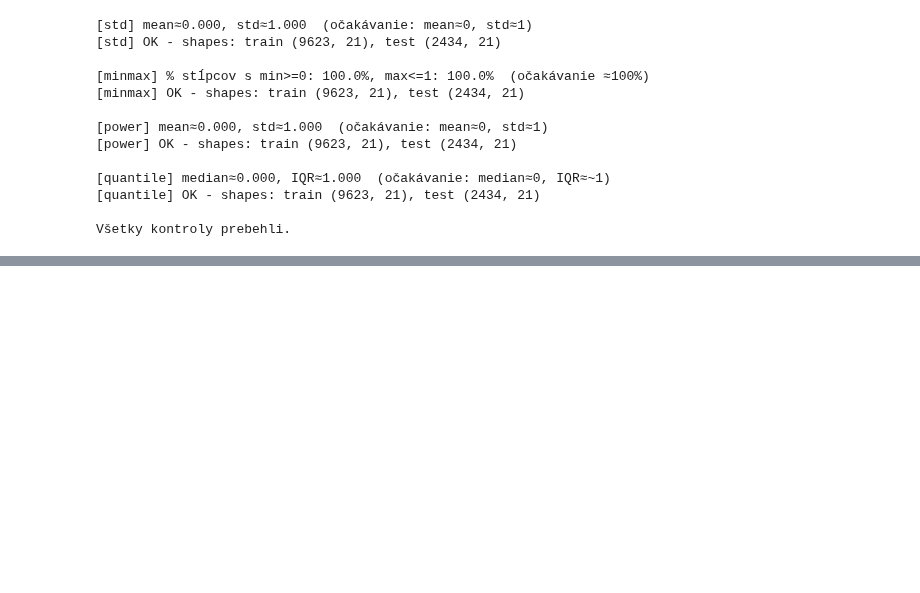
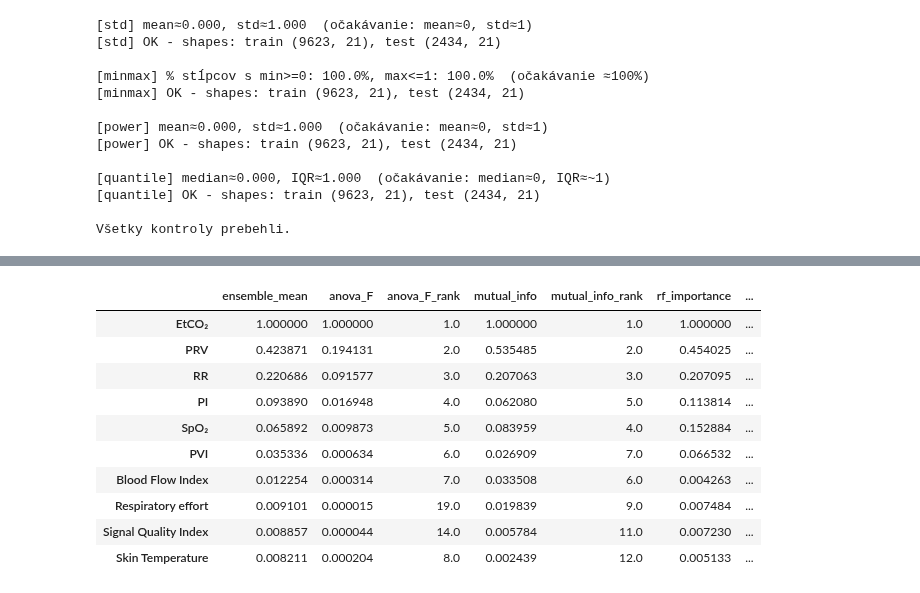
Before and after one commit to nikolasknapik/IAU_project, a Jupyter notebook: phase2.ipynb, the cells around one changed output, grey strips where cells are left out. Drawn from its saved outputs; the diff is of its cells as text; code cells hidden in the pictures; blank space fills up the shorter version.

```diff
--- a/phase2.ipynb
+++ b/phase2.ipynb
@@ -376,0 +387,16 @@ Výsledkom sú štyri varianty datasetov (standard, minmax, power, quantile), kt
+# %%
+
+VARIANTS = ["std", "minmax", "power", "quantile"]  # ak máš iné mená, uprav
+
+def load_variant(name: str) -> tuple[pd.DataFrame, pd.Series]:
+    """Načíta train CSV pre daný variant, vráti X, y."""
+    df = pd.read_csv("./processed/" f"train_{name}.csv")
+    X = df.iloc[:, :-1].copy()
+    y = df["oximetry"].astype(int).copy()
+    return X, y
+
+# primarny variant = std
+PRIMARY = "std"
+X_train, y_train = load_variant(PRIMARY)
+feature_names = X_train.columns.tolist()
+X_train.shape, y_train.shape
@@ -376,0 +411,65 @@ Výsledkom sú štyri varianty datasetov (standard, minmax, power, quantile), kt
+# %%
+
+def rank_series(name, values, feats):
+    s = pd.Series(values, index=feats, name=name).astype(float)
+    # normalizácia do 0..1 pre porovnávanie naprieč metódami
+    rng = s.max() - s.min()
+    s_norm = (s - s.min()) / (rng if rng > 0 else 1.0)
+    s_norm.name = name
+    return s, s_norm
+
+# 1) ANOVA F-test
+F_vals, p_vals = f_classif(X_train, y_train)
+anova_raw, anova = rank_series("anova_F", F_vals, feature_names)
+
+# 2) Mutual Information
+mi_vals = mutual_info_classif(X_train, y_train, random_state=42)
+mi_raw, mi = rank_series("mutual_info", mi_vals, feature_names)
+
+# 3) RandomForest importance
+rf = RandomForestClassifier(n_estimators=400, max_depth=None, random_state=42, n_jobs=-1, class_weight=None)
+rf.fit(X_train, y_train)
+rf_raw, rf_imp = rank_series("rf_importance", rf.feature_importances_, feature_names)
+
+# 4) LogisticRegression koeficienty (absolútna hodnota)
+lr = LogisticRegression(penalty="l2", solver="liblinear", random_state=42, max_iter=2000)
+lr.fit(X_train, y_train)
+lr_abs = np.abs(lr.coef_[0])
+lr_raw, lr_imp = rank_series("logreg_coef_abs", lr_abs, feature_names)
+
+# Spojíme do jednej tabuľky (normalizované skóre)
+scores_norm = pd.concat([anova, mi, rf_imp, lr_imp], axis=1)
+scores_raw  = pd.concat([anova_raw, mi_raw, rf_raw, lr_raw], axis=1)
+
+# Ensemble skóre = priemer normalizovaných skóre
+scores_norm["ensemble_mean"] = scores_norm.mean(axis=1)
+
+# po výpočte scores_norm (s ensemble_mean) urobíme iba jednu „clean“ tabuľku
+def make_table(scores_norm: pd.DataFrame, top_n=10) -> pd.DataFrame:
+    # ranky (1 = najlepšie)
+    ranks = scores_norm.rank(ascending=False, method="min")
+    ranks.columns = [c + "_rank" for c in ranks.columns]
+
+    tbl = pd.concat([scores_norm, ranks], axis=1)
+    tbl = tbl.sort_values("ensemble_mean", ascending=False)
+
+    keep = [
+        "ensemble_mean","anova_F","anova_F_rank", "mutual_info","mutual_info_rank", "rf_importance","rf_importance_rank", "logreg_coef_abs",
+           "logreg_coef_abs_rank"
+    ]
+    return tbl[keep].head(top_n)
+
+compact_top10 = make_table(scores_norm, top_n=10)
+compact_top10
+# %% [output]
+|  | ensemble_mean | anova_F | anova_F_rank | mutual_info | mutual_info_rank | rf_importance | ... |
+| EtCO₂ | 1.000000 | 1.000000 | 1.0 | 1.000000 | 1.0 | 1.000000 | ... |
+| PRV | 0.423871 | 0.194131 | 2.0 | 0.535485 | 2.0 | 0.454025 | ... |
+| RR | 0.220686 | 0.091577 | 3.0 | 0.207063 | 3.0 | 0.207095 | ... |
+| PI | 0.093890 | 0.016948 | 4.0 | 0.062080 | 5.0 | 0.113814 | ... |
+| SpO₂ | 0.065892 | 0.009873 | 5.0 | 0.083959 | 4.0 | 0.152884 | ... |
+| PVI | 0.035336 | 0.000634 | 6.0 | 0.026909 | 7.0 | 0.066532 | ... |
+| Blood Flow Index | 0.012254 | 0.000314 | 7.0 | 0.033508 | 6.0 | 0.004263 | ... |
+| Respiratory effort | 0.009101 | 0.000015 | 19.0 | 0.019839 | 9.0 | 0.007484 | ... |
+| Signal Quality Index | 0.008857 | 0.000044 | 14.0 | 0.005784 | 11.0 | 0.007230 | ... |
+| Skin Temperature | 0.008211 | 0.000204 | 8.0 | 0.002439 | 12.0 | 0.005133 | ... |
```
Also changed, not shown: parts of 8 cells of this notebook, 1 other file.
